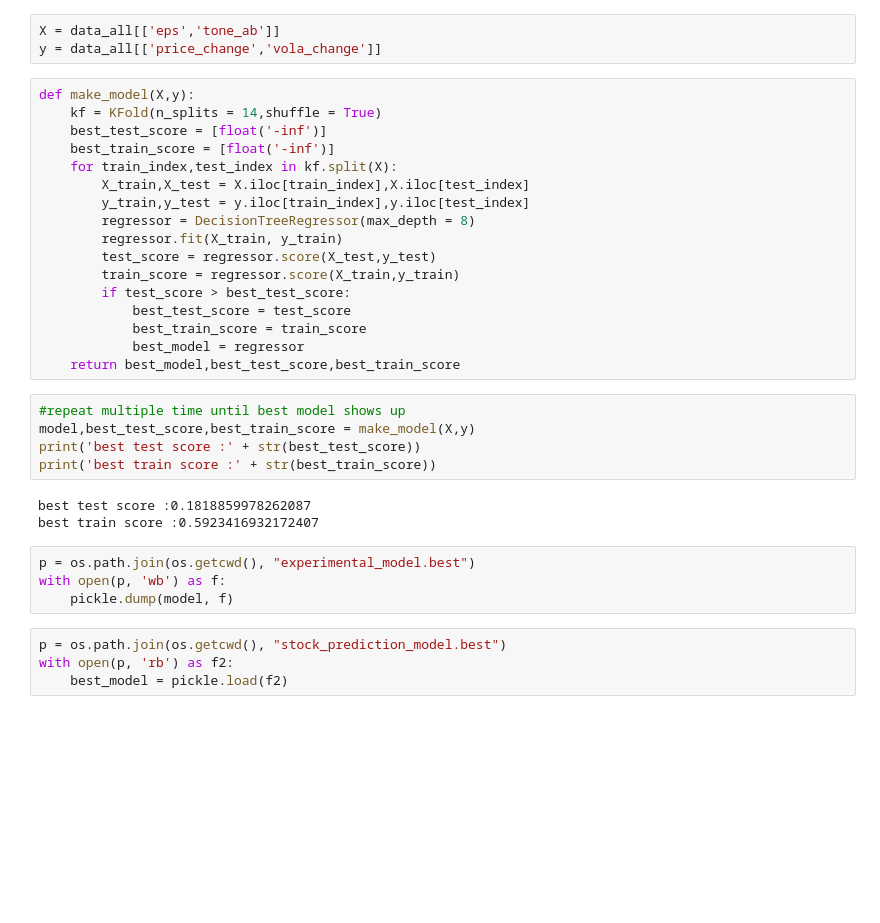
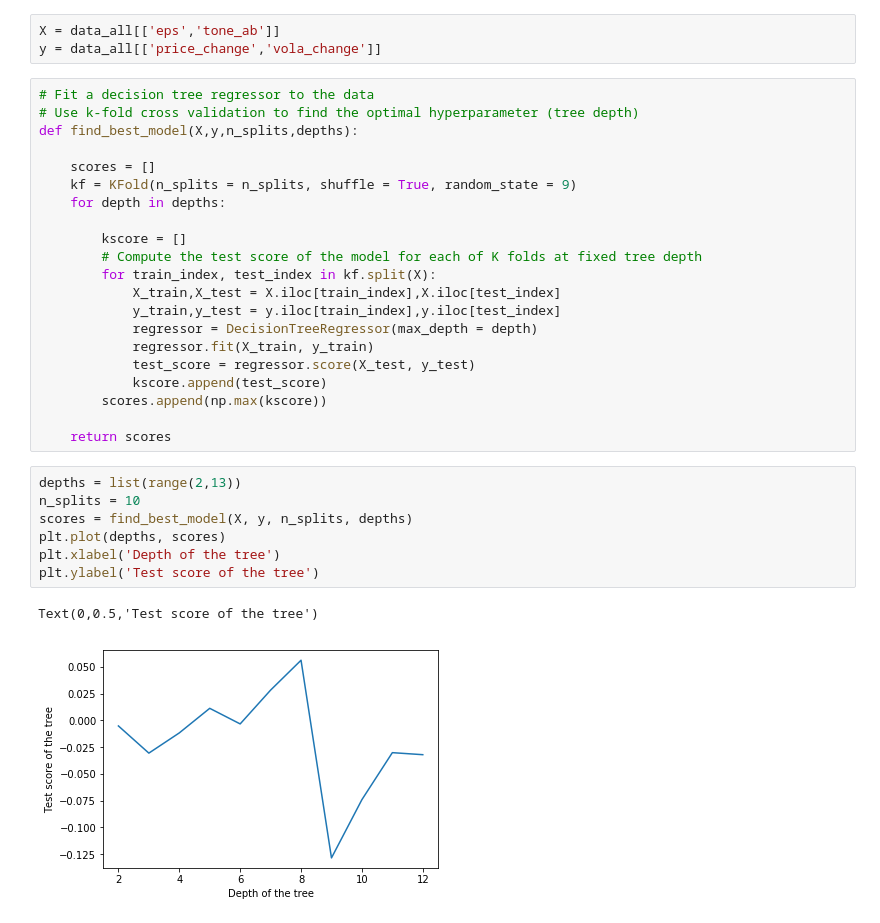
Before and after one commit to jinlmsft/stock_prediction, a Jupyter notebook: src/model_development.ipynb, the cells around one changed output. Cells and saved outputs as stored; diff of their text form; blank space fills up the shorter version.

Commit message:
data_prep module added, other files modifed

```diff
--- a/src/model_development.ipynb
+++ b/src/model_development.ipynb
@@ -347,35 +235,33 @@ from sklearn.model_selection import KFold
 X = data_all[['eps','tone_ab']]
 y = data_all[['price_change','vola_change']]
 # %%
-def make_model(X,y):
-    kf = KFold(n_splits = 14,shuffle = True)
-    best_test_score = [float('-inf')]
-    best_train_score = [float('-inf')]
-    for train_index,test_index in kf.split(X):
-        X_train,X_test = X.iloc[train_index],X.iloc[test_index]
-        y_train,y_test = y.iloc[train_index],y.iloc[test_index]
-        regressor = DecisionTreeRegressor(max_depth = 8)
-        regressor.fit(X_train, y_train)
-        test_score = regressor.score(X_test,y_test)
-        train_score = regressor.score(X_train,y_train)
-        if test_score > best_test_score:
-            best_test_score = test_score
-            best_train_score = train_score
-            best_model = regressor
-    return best_model,best_test_score,best_train_score
+# Fit a decision tree regressor to the data
+# Use k-fold cross validation to find the optimal hyperparameter (tree depth)
+def find_best_model(X,y,n_splits,depths):
+
+    scores = []
+    kf = KFold(n_splits = n_splits, shuffle = True, random_state = 9)
+    for depth in depths:
+
+        kscore = []
+        # Compute the test score of the model for each of K folds at fixed tree depth
+        for train_index, test_index in kf.split(X):
+            X_train,X_test = X.iloc[train_index],X.iloc[test_index]
+            y_train,y_test = y.iloc[train_index],y.iloc[test_index]
+            regressor = DecisionTreeRegressor(max_depth = depth)
+            regressor.fit(X_train, y_train)
+            test_score = regressor.score(X_test, y_test)
+            kscore.append(test_score)
+        scores.append(np.max(kscore))
+
+    return scores
-# %%
-#repeat multiple time until best model shows up
-model,best_test_score,best_train_score = make_model(X,y)
-print('best test score :' + str(best_test_score))
-print('best train score :' + str(best_train_score))
-# %% [output]
-best test score :0.1818859978262087
-best train score :0.5923416932172407
-# %%
-p = os.path.join(os.getcwd(), "experimental_model.best")
-with open(p, 'wb') as f:
-    pickle.dump(model, f)
-# %%
-p = os.path.join(os.getcwd(), "stock_prediction_model.best")
-with open(p, 'rb') as f2:
-    best_model = pickle.load(f2)
+# %%
+depths = list(range(2,13))
+n_splits = 10
+scores = find_best_model(X, y, n_splits, depths)
+plt.plot(depths, scores)
+plt.xlabel('Depth of the tree')
+plt.ylabel('Test score of the tree')
+# %% [output]
+Text(0,0.5,'Test score of the tree')
+[figure, added]
```
Also changed, not shown: parts of 26 cells of this notebook, 3 other files.
